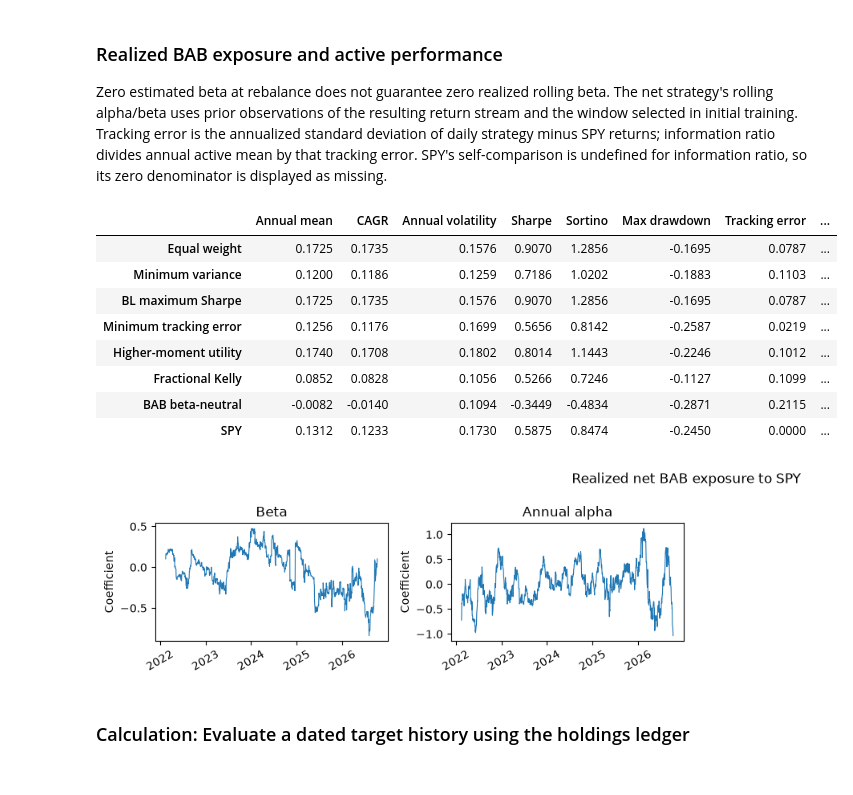
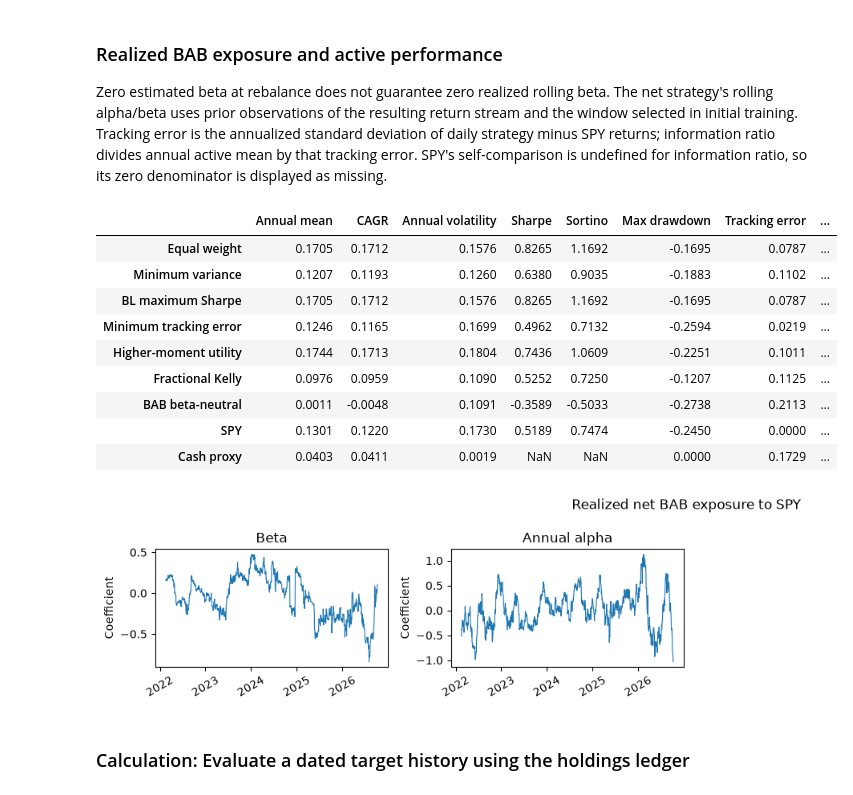
Before and after one commit to reishin0/quant-portfolio-research, a Jupyter notebook: portfolio_construction.ipynb, the cells around one changed output. Saved outputs shown, nothing was run; the diff lists cells and outputs as text; code cells hidden in the pictures.

```diff
--- a/portfolio_construction.ipynb
+++ b/portfolio_construction.ipynb
@@ -577,7 +801,7 @@ def black_litterman(covariance, prior_weights=None, risk_aversion=3.07, tau=0.1,
         raise ValueError('Covariance must be finite and symmetric.')
     if np.linalg.eigvalsh(sigma).min() < -1e-10:
         raise ValueError('Covariance must be positive semidefinite.')
-    if tau <= 0 or risk_aversion <= 0:
+    if not np.isfinite([tau, risk_aversion]).all() or tau <= 0 or risk_aversion <= 0:
         raise ValueError('tau and risk aversion must be positive.')
     weights = np.full(len(names), 1 / len(names)) if prior_weights is None else np.asarray(prior_weights, dtype=float)
     if weights.shape != (len(names),) or not np.isfinite(weights).all() or (weights < 0).any() or not np.isclose(weights.sum(), 1):
@@ -634,6 +858,8 @@ def optimize_weights(expected_excess, covariance, returns, benchmark, cap=0.35):
     bench = benchmark.to_numpy(dtype=float)
     if not all(np.isfinite(value).all() for value in [sigma, mu, history, bench]):
         raise ValueError('Optimization inputs must be finite.')
+    if (not np.allclose(sigma, sigma.T) or np.linalg.eigvalsh(sigma).min() <= 1e-12):
+        raise ValueError('Optimizer covariance must be symmetric positive definite; inspect ill conditioning.')
     equal = np.full(n, 1 / n)
 
     def variance(w):
@@ -954,11 +1304,15 @@ result = analyze(
     bab_gross_limit=BAB_GROSS_LIMIT,
     investor_views=INVESTOR_VIEWS,
     views_as_of=VIEWS_AS_OF,
+    cash_returns=cash_returns,
 )
 print("Aligned returns:", len(result["returns"]))
 print("Training observations:", result["training_days"])
 print("Walk-forward evaluation:", result["evaluation_start"].date(), "to", result["evaluation_end"].date())
 display(result["returns"][ASSETS].corr().round(2))
+
+display(result["view_history"].head())
+display(result["solver_history"].head(12))
 # %% [output]
 Aligned returns: 1700
 Training observations: 504
@@ -1073,6 +1456,6 @@ as annual **excess** returns. Summary averages are explicitly equal weighted.
 # %%
 last_rebalance = result["weight_history"].index.get_level_values("Date").max()
-last_train = result["returns"].loc[result["returns"].index < last_rebalance]
+last_train = result["returns"].loc[:result["view_history"].loc[last_rebalance, "Decision close"]]
 print("Fit cutoff:", last_train.index[-1].date(), "| Target effective:", last_rebalance.date())
 bl = black_litterman(result["covariance"], return_details=True, views=list(result["views"].itertuples(index=False, name=None)))
 display(bl["P"])
@@ -1380,24 +1787,26 @@ ratio divides annual active mean by that tracking error. SPY's self-comparison i
 undefined for information ratio, so its zero denominator is displayed as missing.
 # %%
 active_metrics = performance_table(result["portfolio_returns"], ANNUAL_RISK_FREE_RATE,
-                                   benchmark=result["portfolio_returns"][BENCHMARK])
+                                   benchmark=result["portfolio_returns"][BENCHMARK],
+                                   cash_returns=result["cash_returns"].loc[result["portfolio_returns"].index])
 bab_rolling = rolling_market_model(result["portfolio_returns"][["BAB beta-neutral"]],
                                     result["portfolio_returns"][BENCHMARK], best_window, ANNUAL_RISK_FREE_RATE)
 bab_exposure = pd.concat([bab_rolling["beta"].iloc[:, 0].rename("Beta"),
                           bab_rolling["annual_alpha"].iloc[:, 0].rename("Annual alpha")], axis=1)
 display(active_metrics.round(4))
 diagnostic_tables.update(active_performance=active_metrics, bab_rolling_exposure=bab_exposure)
 show_panels(bab_exposure, "Realized net BAB exposure to SPY", "bab_rolling_exposure", "Coefficient")
 # %% [output]
 |  | Annual mean | CAGR | Annual volatility | Sharpe | Sortino | Max drawdown | Tracking error | ... |
-| Equal weight | 0.1725 | 0.1735 | 0.1576 | 0.9070 | 1.2856 | -0.1695 | 0.0787 | ... |
-| Minimum variance | 0.1200 | 0.1186 | 0.1259 | 0.7186 | 1.0202 | -0.1883 | 0.1103 | ... |
-| BL maximum Sharpe | 0.1725 | 0.1735 | 0.1576 | 0.9070 | 1.2856 | -0.1695 | 0.0787 | ... |
-| Minimum tracking error | 0.1256 | 0.1176 | 0.1699 | 0.5656 | 0.8142 | -0.2587 | 0.0219 | ... |
-| Higher-moment utility | 0.1740 | 0.1708 | 0.1802 | 0.8014 | 1.1443 | -0.2246 | 0.1012 | ... |
-| Fractional Kelly | 0.0852 | 0.0828 | 0.1056 | 0.5266 | 0.7246 | -0.1127 | 0.1099 | ... |
-| BAB beta-neutral | -0.0082 | -0.0140 | 0.1094 | -0.3449 | -0.4834 | -0.2871 | 0.2115 | ... |
-| SPY | 0.1312 | 0.1233 | 0.1730 | 0.5875 | 0.8474 | -0.2450 | 0.0000 | ... |
+| Equal weight | 0.1705 | 0.1712 | 0.1576 | 0.8265 | 1.1692 | -0.1695 | 0.0787 | ... |
+| Minimum variance | 0.1207 | 0.1193 | 0.1260 | 0.6380 | 0.9035 | -0.1883 | 0.1102 | ... |
+| BL maximum Sharpe | 0.1705 | 0.1712 | 0.1576 | 0.8265 | 1.1692 | -0.1695 | 0.0787 | ... |
+| Minimum tracking error | 0.1246 | 0.1165 | 0.1699 | 0.4962 | 0.7132 | -0.2594 | 0.0219 | ... |
+| Higher-moment utility | 0.1744 | 0.1713 | 0.1804 | 0.7436 | 1.0609 | -0.2251 | 0.1011 | ... |
+| Fractional Kelly | 0.0976 | 0.0959 | 0.1090 | 0.5252 | 0.7250 | -0.1207 | 0.1125 | ... |
+| BAB beta-neutral | 0.0011 | -0.0048 | 0.1091 | -0.3589 | -0.5033 | -0.2738 | 0.2113 | ... |
+| SPY | 0.1301 | 0.1220 | 0.1730 | 0.5189 | 0.7474 | -0.2450 | 0.0000 | ... |
+| Cash proxy | 0.0403 | 0.0411 | 0.0019 | NaN | NaN | 0.0000 | 0.1729 | ... |
 [figure]
 # %% [markdown]
 ### Calculation: Evaluate a dated target history using the holdings ledger
```
Also changed, not shown: parts of 41 cells of this notebook, 23 other files.
